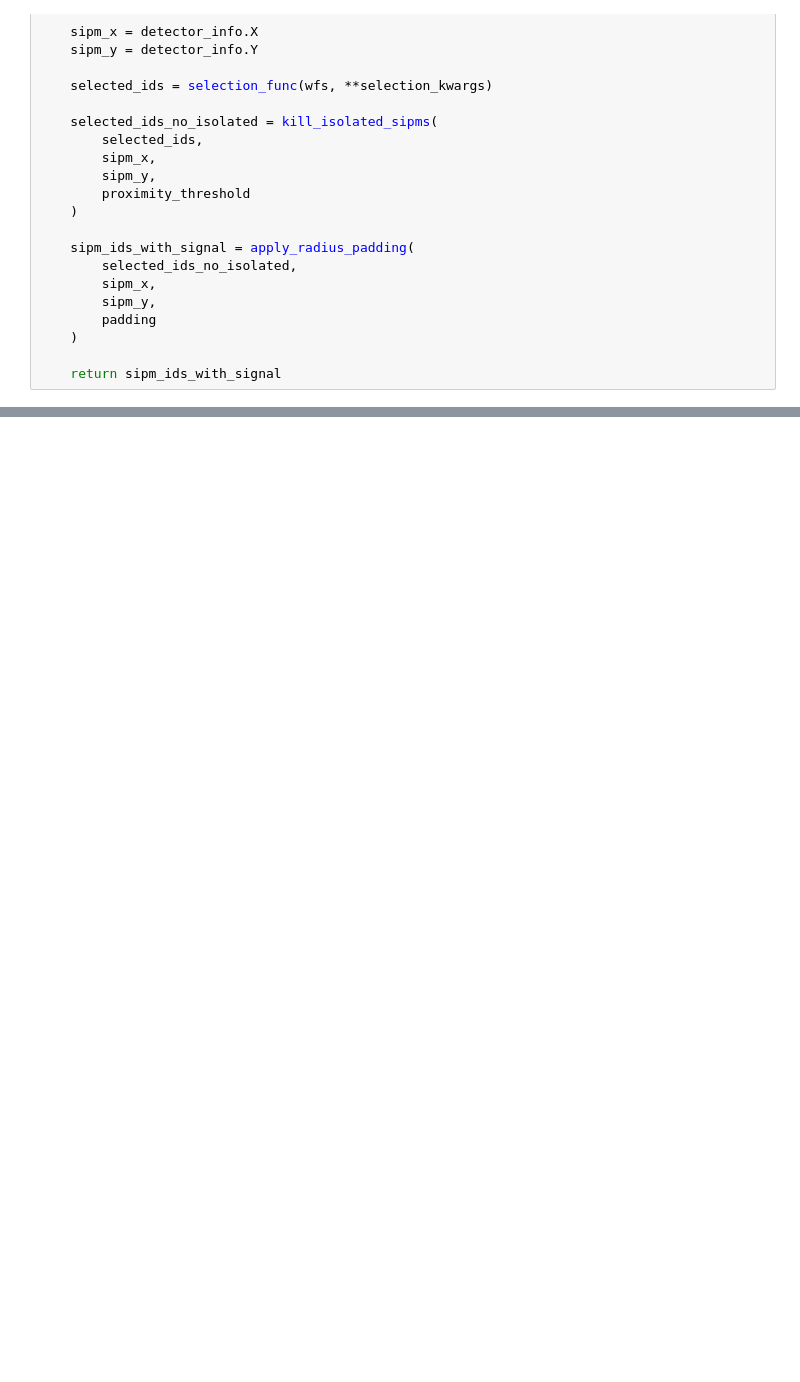
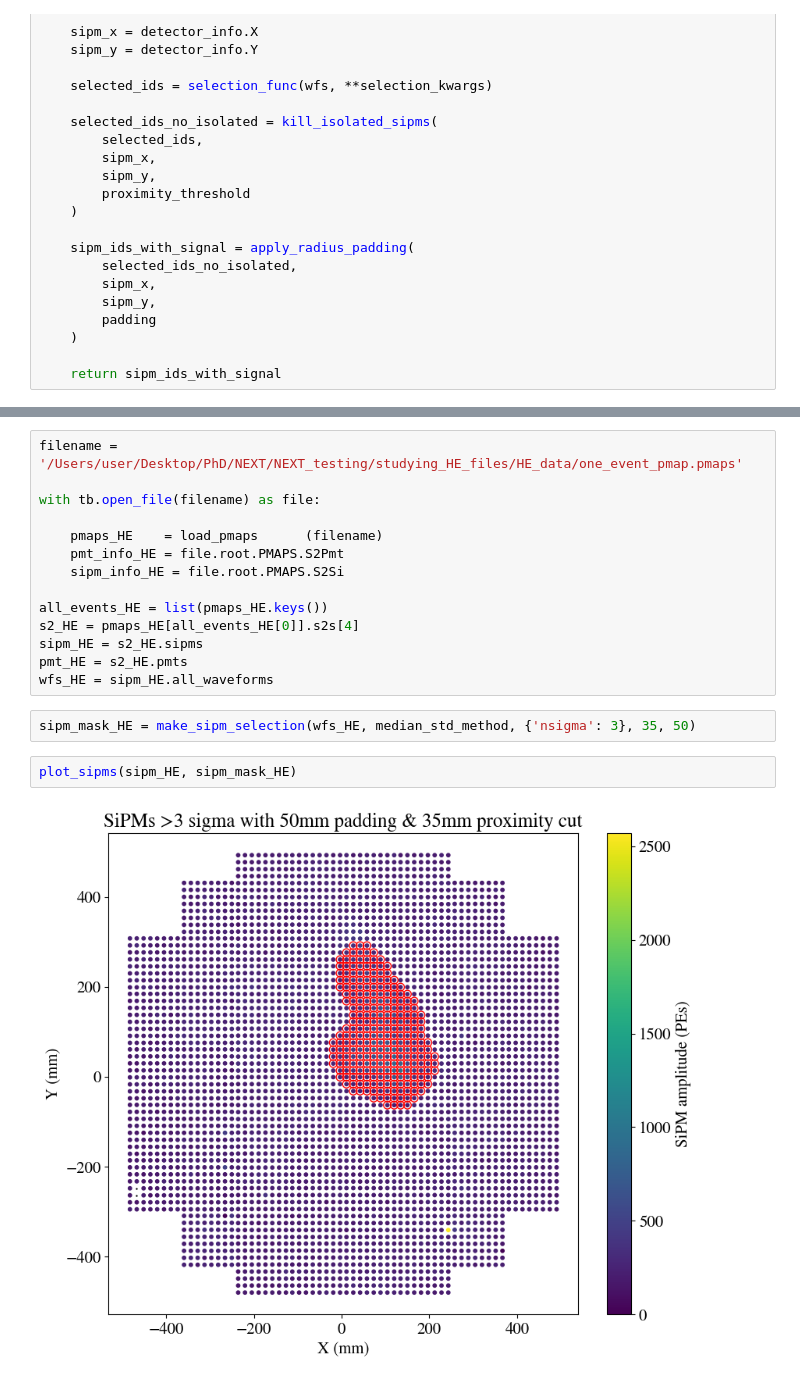
Before and after one commit to Ian0sborne/NEXT-work, a Jupyter notebook: Pyrrha/pyrrha_functions.ipynb, the cells around one changed output, grey strips where cells are left out. Cells and saved outputs as stored; diff of their text form; blank space fills up the shorter version.

```diff
--- a/Pyrrha/pyrrha_functions.ipynb
+++ b/Pyrrha/pyrrha_functions.ipynb
@@ -126,0 +213,20 @@ def make_sipm_selection(wfs, selection_func, selection_kwargs,
+# %%
+filename = '/Users/user/Desktop/PhD/NEXT/NEXT_testing/studying_HE_files/HE_data/one_event_pmap.pmaps'
+
+with tb.open_file(filename) as file:
+
+    pmaps_HE    = load_pmaps      (filename)
+    pmt_info_HE = file.root.PMAPS.S2Pmt
+    sipm_info_HE = file.root.PMAPS.S2Si
+
+all_events_HE = list(pmaps_HE.keys())
+s2_HE = pmaps_HE[all_events_HE[0]].s2s[4]
+sipm_HE = s2_HE.sipms
+pmt_HE = s2_HE.pmts
+wfs_HE = sipm_HE.all_waveforms
+# %%
+sipm_mask_HE = make_sipm_selection(wfs_HE, median_std_method, {'nsigma': 3}, 35, 50)
+# %%
+plot_sipms(sipm_HE, sipm_mask_HE)
+# %% [output]
+[figure, added]
```
Also changed, not shown: parts of 5 cells of this notebook.
